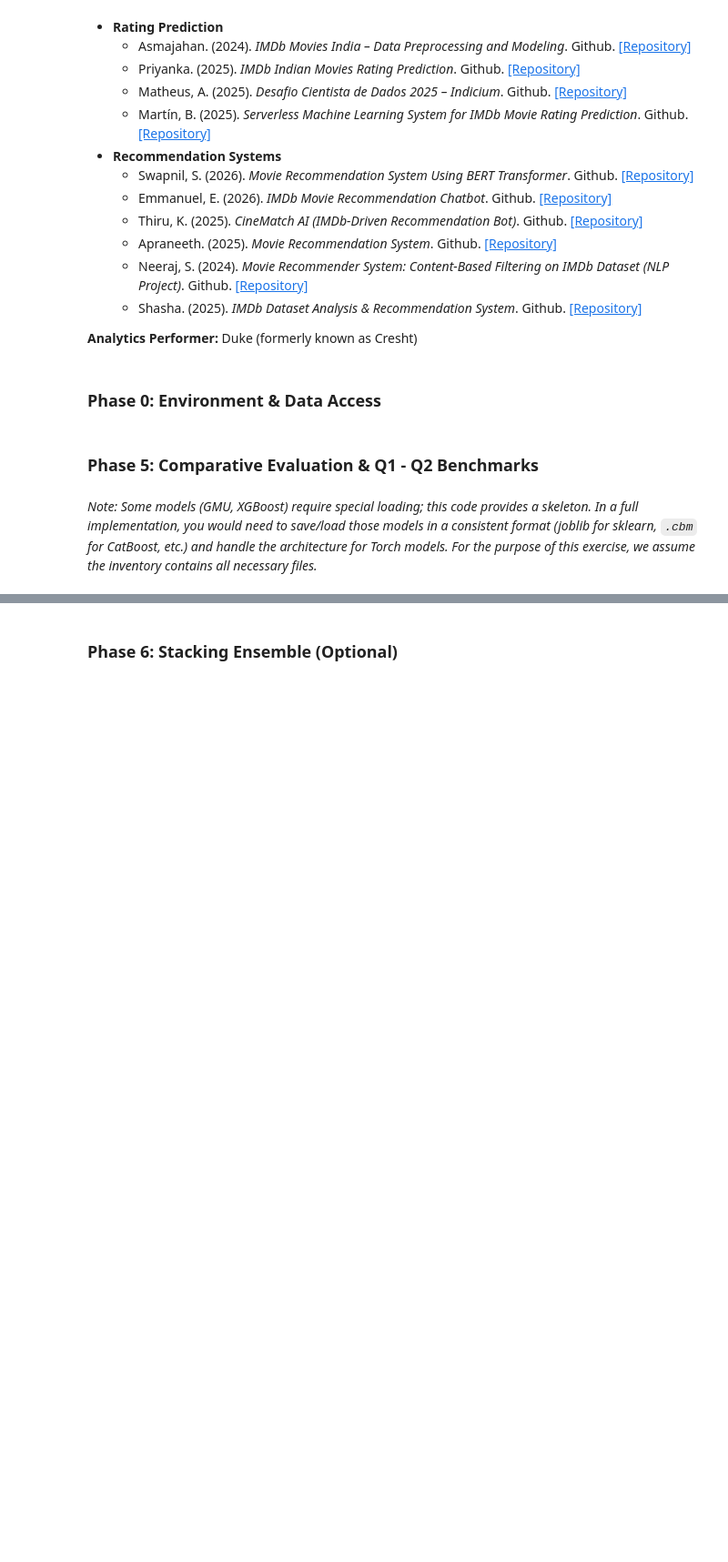
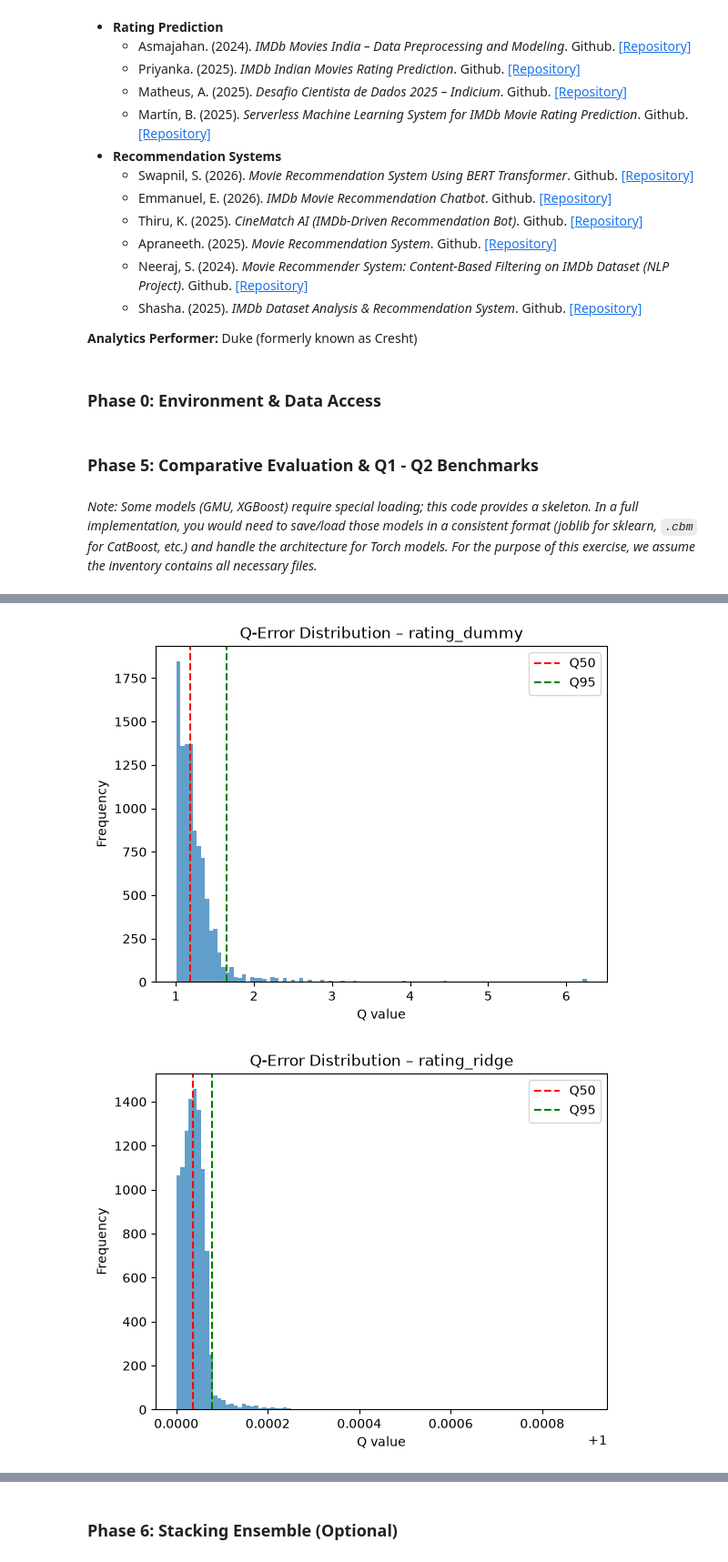
Before and after one commit to tmduc2606/elyssa-imdb, a Jupyter notebook: data-science/notebooks/phase_2_duke_manual_analytics.ipynb, the cells around one changed output, grey strips where cells are left out. Shown at 91% size. Cells and saved outputs as stored; diff of their text form; code cells hidden in the pictures; blank space fills up the shorter version.

```diff
--- a/data-science/notebooks/phase_2_duke_manual_analytics.ipynb
+++ b/data-science/notebooks/phase_2_duke_manual_analytics.ipynb
@@ -135,12 +135,12 @@ con = duckdb.connect(':memory:')
 
 # Register Gold Parquet views (same as Feature Engineering & Modeling)
 views = {
-    'dim_title':            DATA_DIR / 'dim_title.parquet',
-    'dim_person':           DATA_DIR / 'dim_person.parquet',
-    'fact_title_rating':    DATA_DIR / 'fact_title_rating.parquet',
-    'fact_performance':     DATA_DIR / 'fact_performance.parquet',
-    'fact_episode':         DATA_DIR / 'fact_episode.parquet',
-    'fact_title_principal': DATA_DIR / 'fact_title_principal.parquet',
+    'dim_title':            DATA_DIR / 'full' / 'dim_title.parquet',
+    'dim_person':           DATA_DIR / 'full' / 'dim_person.parquet',
+    'fact_title_rating':    DATA_DIR / 'full' / 'fact_title_rating.parquet',
+    'fact_performance':     DATA_DIR / 'full' / 'fact_performance.parquet',
+    'fact_episode':         DATA_DIR / 'full' / 'fact_episode.parquet',
+    'fact_title_principal': DATA_DIR / 'full' / 'fact_title_principal.parquet',
 }
 
 for name, path in views.items():
@@ -230,7 +230,8 @@ for entry in inventory:
     elif pillar == "rating_regression" and mtype in ["sklearn","xgboost","catboost"]:
         if mtype == "sklearn":
             model = joblib.load(file_path)
-            test_pred = model.predict(X_test_rating[:, :NUM_TAB])  # Ridge/Dummy trained on tabular only
+            X_test = X_test_rating[:, :NUM_TAB] if name == 'rating_ridge' else X_test_rating  # Ridge: tabular only; Dummy: any features
+            test_pred = model.predict(X_test)
         elif mtype == "xgboost":
             model = None
         elif mtype == "catboost":
@@ -282,34 +310,38 @@ def q_error(y_true: np.ndarray, y_pred: np.ndarray, ps: list = None) -> dict:
     return {f"Q{p}": np.percentile(ratios, p) for p in ps}
 
 # Evaluate all rating regression models
 for entry in inventory:
     if entry["pillar"] == "rating_regression":
         mtype = entry["type"]
         file_path = PROCESSED_DIR / entry["file"]
         if mtype == "catboost":
             model = cb.CatBoostRegressor()
             model.load_model(str(file_path))
             pred = model.predict(X_test_rating)  # CatBoost trained on all features
         elif mtype == "sklearn":
             model = joblib.load(file_path)
-            pred = model.predict(X_test_rating[:, :NUM_TAB])  # Ridge trained on tabular only
+            X_test = X_test_rating[:, :NUM_TAB] if entry['name'] == 'rating_ridge' else X_test_rating
+            pred = model.predict(X_test)
         else:
             continue
         qs = q_error(y_test_rating, pred)
         logger.info(f"{entry['name']}: {qs}")
         # Plot error quantile curve
         plt.figure()
         ratios = np.maximum(pred / y_test_rating, y_test_rating / pred)
         plt.hist(ratios, bins=100, alpha=0.7)
         plt.title(f"Q‑Error Distribution – {entry['name']}")
         plt.xlabel("Q value")
         plt.ylabel("Frequency")
         plt.axvline(qs["Q50"], color='r', linestyle='--', label='Q50')
         plt.axvline(qs["Q95"], color='g', linestyle='--', label='Q95')
         plt.legend()
         plt.savefig(PROCESSED_DIR / f"qerror_{entry['name']}.png")
 plt.savefig(PROCESSED_DIR / 'analytics_cell7.png', dpi=150, bbox_inches='tight')
 plt.close()
+# %% [output]
+[figure, added]
+[figure, added]
 # %%
 # ============================================================
 # 5.4 Cold‑Start Recommender Analysis
```
Also changed, not shown: parts of 10 cells of this notebook, 52 other files.
